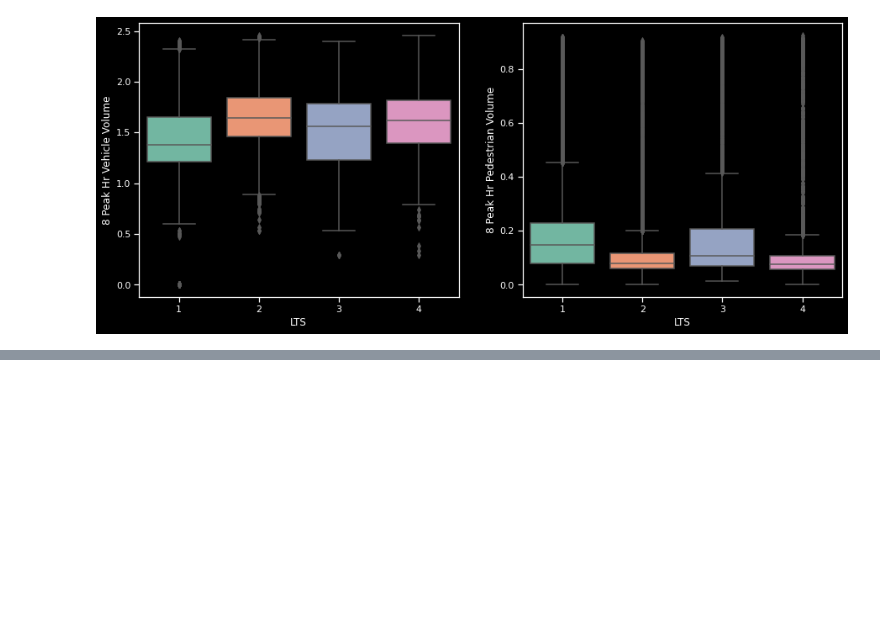
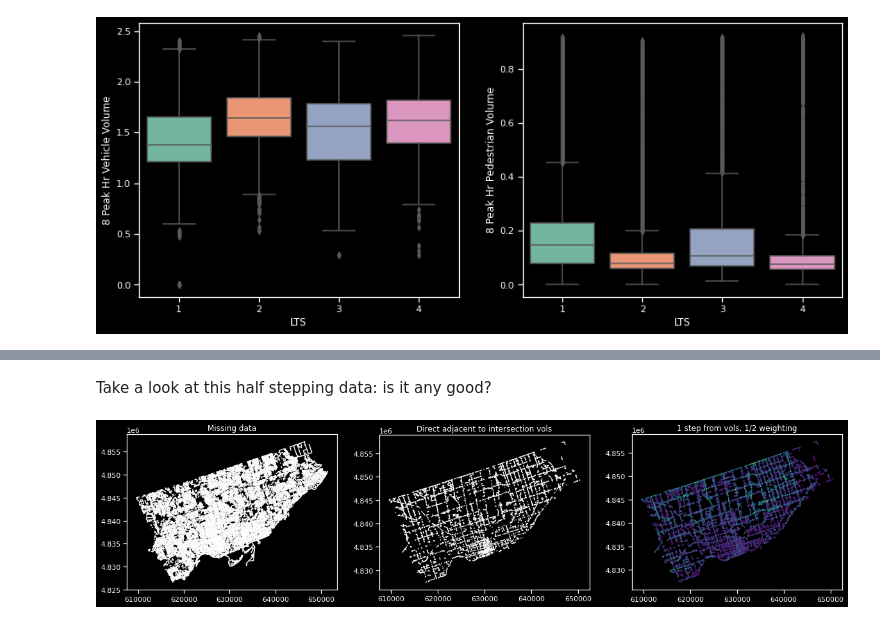
Before and after one commit to KeaganHRankin/Cycle-Classifier, a Jupyter notebook: edanalysis/eda_intersection_volume.ipynb, the cells around one changed output, grey strips where cells are left out. Saved outputs shown, nothing was run; the diff lists cells and outputs as text; code cells hidden in the pictures; blank space fills up the shorter version.

Commit message:
Work on the volumes data to try and augment it 3/21/2022

```diff
--- a/edanalysis/eda_intersection_volume.ipynb
+++ b/edanalysis/eda_intersection_volume.ipynb
@@ -557,0 +607,23 @@ sns.boxplot(data=test_weighted[(test_weighted['8 Peak Hr Pedestrian Volume'] < 4
+# %%
+# Now add the new volumes to teh lts_intersection data, filling nan values
+lts_intersections_avg
+
+lts_intweighted_1 = pd.merge(left=lts_intersections_avg.drop(['index_left','Count Date'], axis=1),
+                             right=new_vols,
+                             how='left',
+                             left_on='GEO_ID',
+                             right_on='GEO_ID',
+                            )
+
+# Fill NA with the desired volumes; there should be no overlap
+vol_cols = ['8 Peak Hr Pedestrian Volume_x', '8 Peak Hr Pedestrian Volume_y',
+            '8 Peak Hr Vehicle Volume_x', '8 Peak Hr Vehicle Volume_y']
+
+lts_intweighted_1[vol_cols[0]] = lts_intweighted_1[vol_cols[0]].fillna(lts_intweighted_1[vol_cols[1]])
+lts_intweighted_1[vol_cols[2]] = lts_intweighted_1[vol_cols[2]].fillna(lts_intweighted_1[vol_cols[3]])
+
+# Drop uneeded vol_col
+lts_intweighted_1 = lts_intweighted_1.drop([vol_cols[1],vol_cols[3]], axis=1)
+
+# View new length
+lts_intweighted_1[lts_intweighted_1[vol_cols[0]].notnull()].head()
@@ -557,0 +637,17 @@ sns.boxplot(data=test_weighted[(test_weighted['8 Peak Hr Pedestrian Volume'] < 4
+# %% [markdown]
+Take a look at this half stepping data: is it any good?
+# %%
+# Plot the above to show the new data.
+fig, axs = plt.subplots(figsize=(20,15), ncols=3, nrows=1)
+
+# Plotting
+volumes_null.plot(ax=axs[0])
+volumes_not_null.plot(ax=axs[1])
+lts_intweighted_1[lts_intweighted_1[vol_cols[0]].notnull()].plot(ax=axs[2], column='8 Peak Hr Vehicle Volume_x')
+
+# Attributes
+axs[0].title.set_text('Missing data')
+axs[1].title.set_text('Direct adjacent to intersection vols')
+axs[2].title.set_text('1 step from vols, 1/2 weighting')
+# %% [output]
+[figure, added]
```
Also changed, not shown: parts of 8 cells of this notebook, 1 other file.
